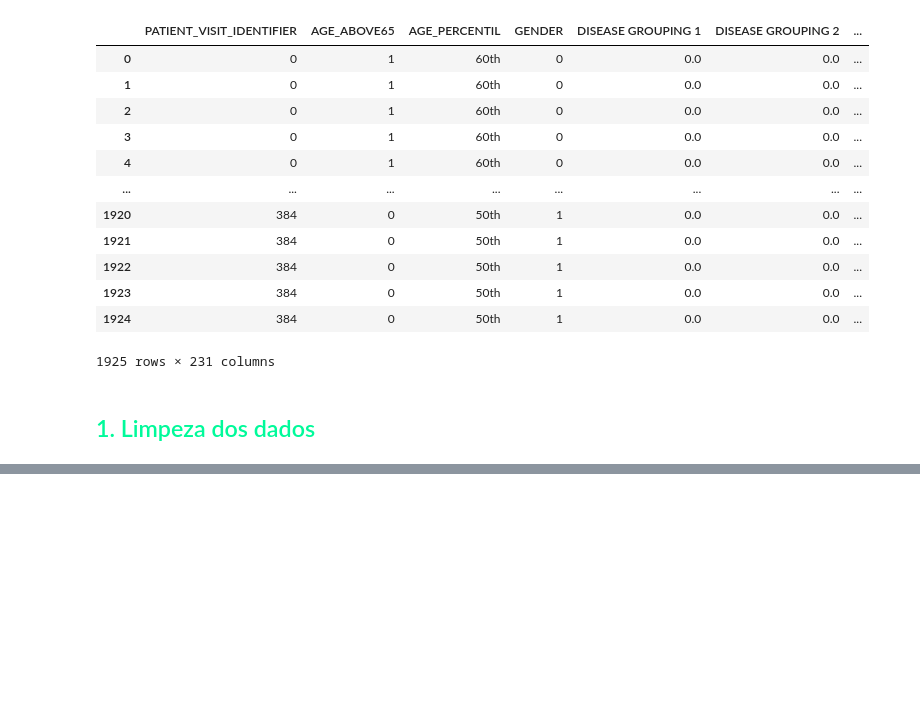
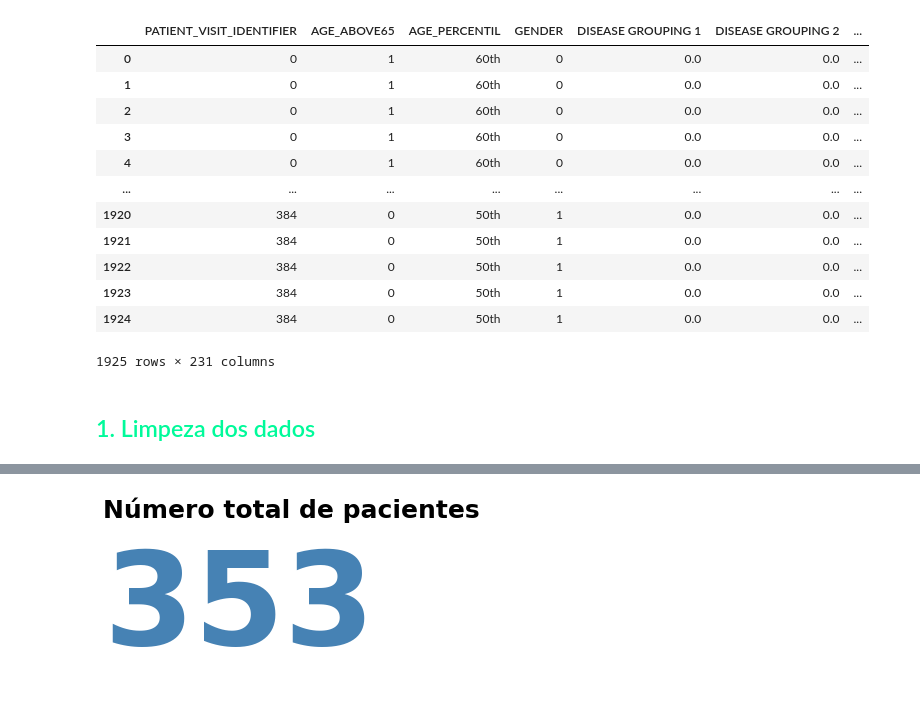
Before and after one commit to FranciscoFoz/Projeto_Final_Bootcamp_Data_Science_Alura, a Jupyter notebook: Notebooks/Projeto_final_Previsao_Admissao_UTI.ipynb, the cells around one changed output, grey strips where cells are left out. Cells and saved outputs as stored; diff of their text form; code cells hidden in the pictures; blank space fills up the shorter version.

```diff
--- a/Notebooks/Projeto_final_Previsao_Admissao_UTI.ipynb
+++ b/Notebooks/Projeto_final_Previsao_Admissao_UTI.ipynb
@@ -290,0 +258,4 @@ dados
+# %%
+grafico_total_pacientes()
+# %% [output]
+[figure, added]
```
Also changed, not shown: parts of 95 cells of this notebook.
